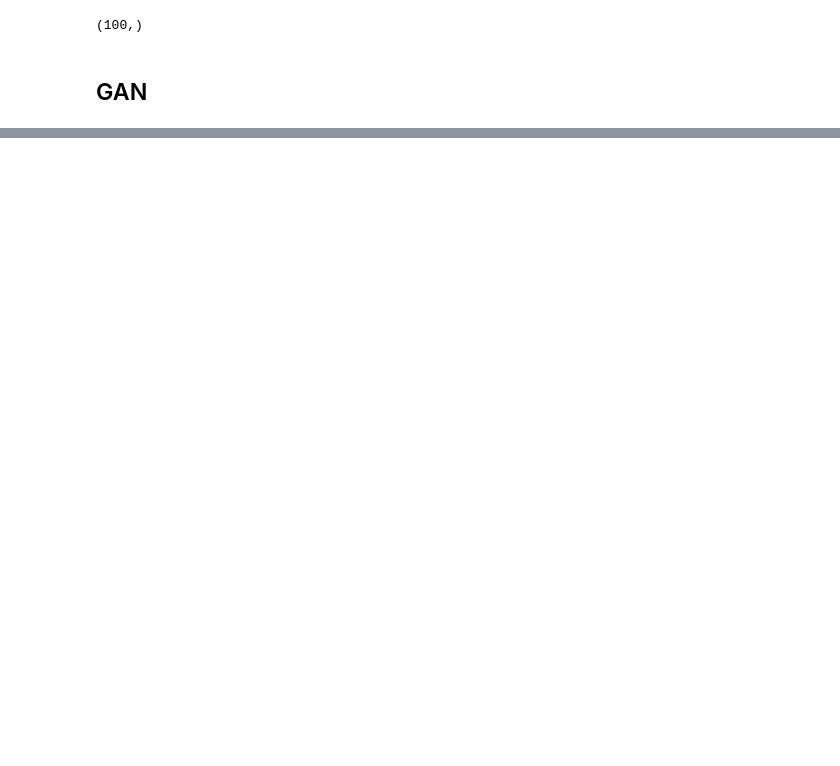
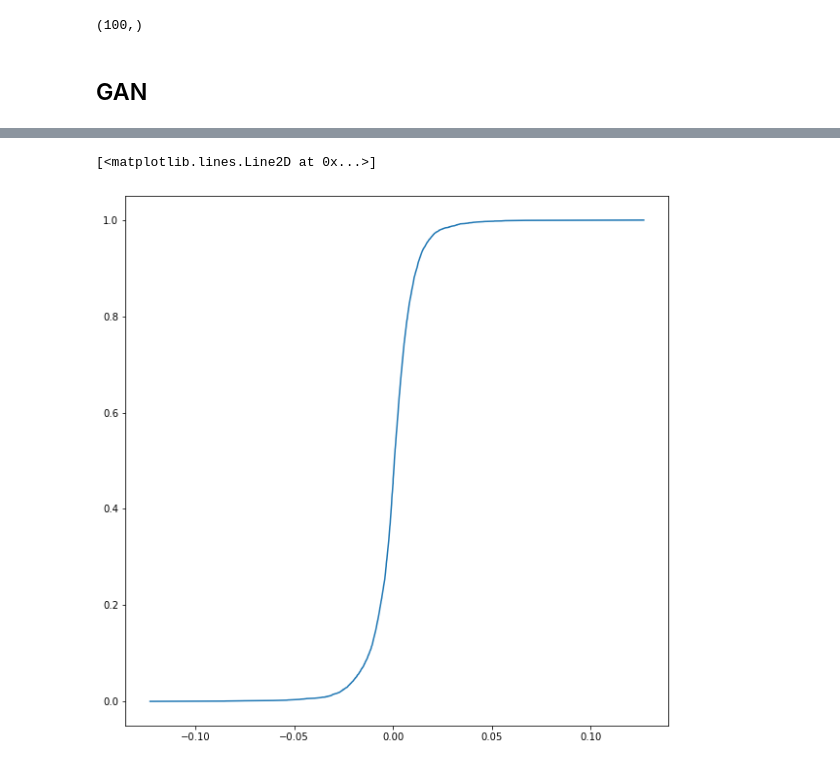
Before and after one commit to nab-126/gan_returns_simulation, a Jupyter notebook: main.ipynb, the cells around one changed output, grey strips where cells are left out. Saved outputs shown, nothing was run; the diff lists cells and outputs as text; code cells hidden in the pictures; blank space fills up the shorter version.

```diff
--- a/main.ipynb
+++ b/main.ipynb
@@ -567,0 +605,4 @@ plt.plot(np.arange(0,100), sample)
+# %%
+ordered_returns = data[['returns']].sort_values(by=['returns'])
+ordered_returns['cdf'] = np.arange(1,len(ordered_returns)+1) / (len(ordered_returns)+1)
+ordered_returns
@@ -567,0 +623,6 @@ plt.plot(np.arange(0,100), sample)
+# %%
+plt.figure (figsize=(10,10))
+plt.plot(ordered_returns['returns'], ordered_returns['cdf'])
+# %% [output]
+[<matplotlib.lines.Line2D at 0x...>]
+[figure, added]
```
Also changed, not shown: parts of 32 cells of this notebook.
